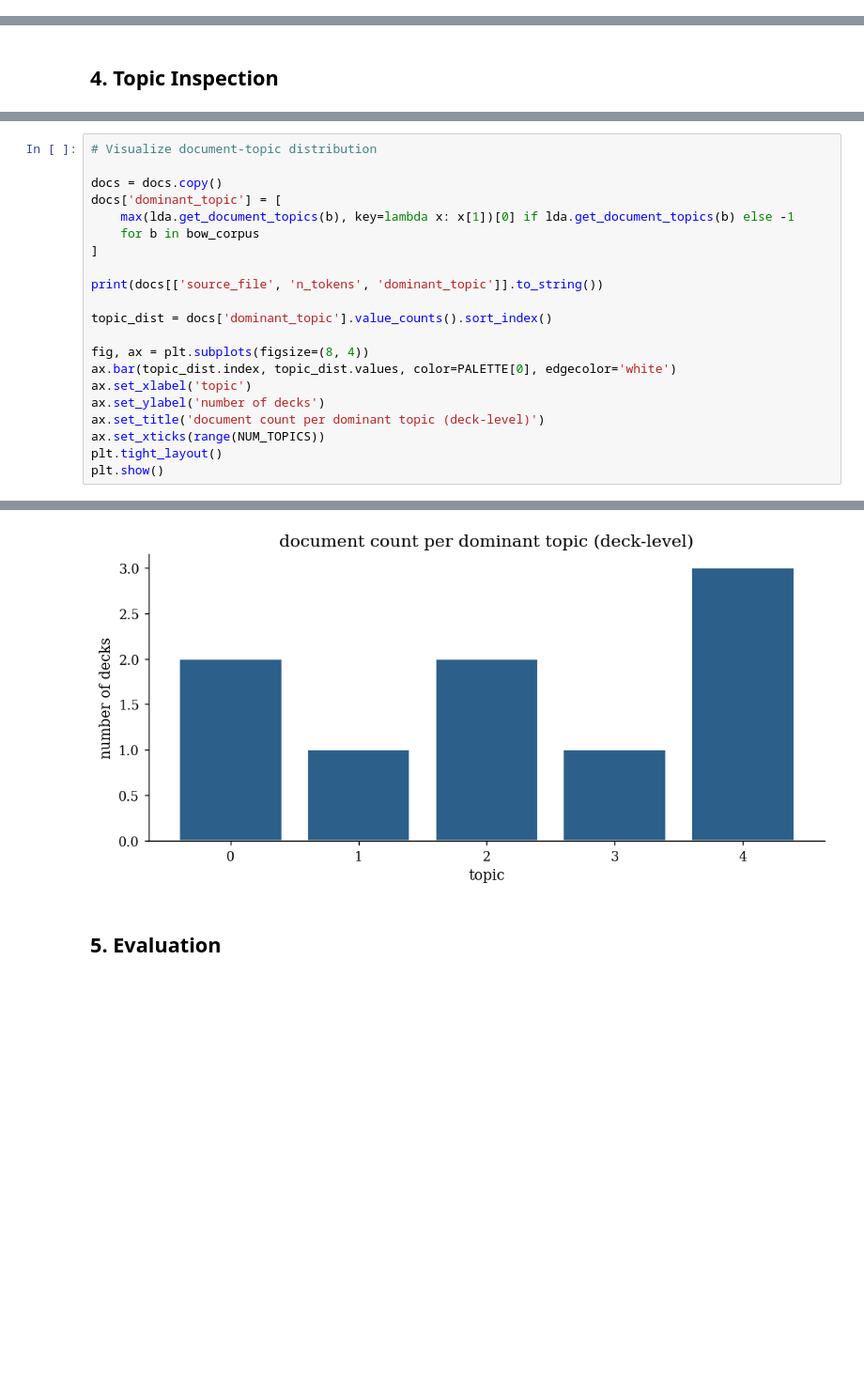
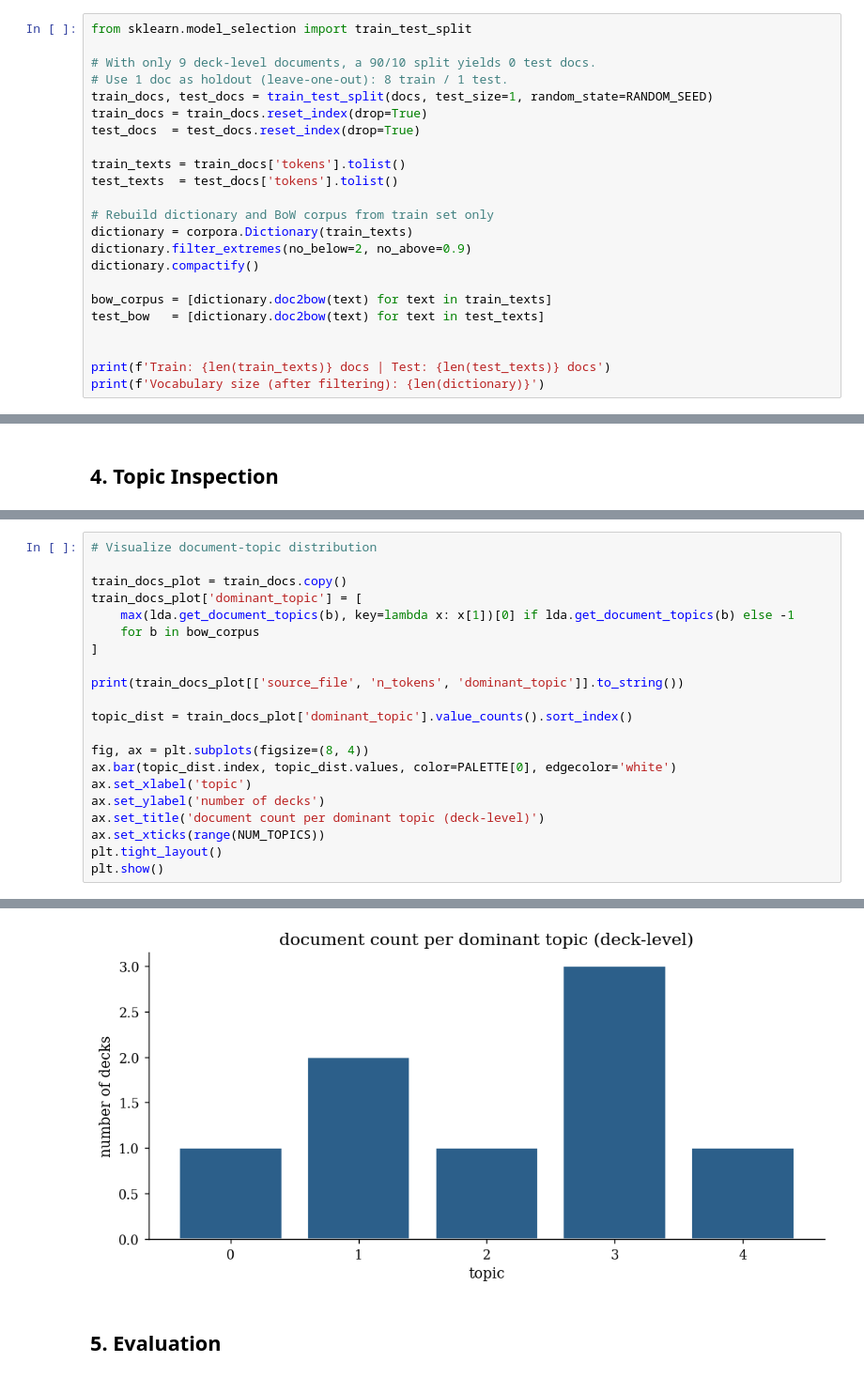
Before and after one commit to lcopolillo/MIGThesis-126735, a Jupyter notebook: src/notebooks/lda_v3.ipynb, the cells around one changed output, grey strips where cells are left out. Shown at 94% size. Cells and saved outputs as stored; diff of their text form; blank space fills up the shorter version.

```diff
--- a/src/notebooks/lda_v3.ipynb
+++ b/src/notebooks/lda_v3.ipynb
@@ -99,3 +99,26 @@ print(f'Corpus size: {len(bow_corpus)} documents')
 # %% [output]
 Vocabulary size (after filtering): 335
 Corpus size: 9 documents
+# %%
+from sklearn.model_selection import train_test_split
+
+# With only 9 deck-level documents, a 90/10 split yields 0 test docs.
+# Use 1 doc as holdout (leave-one-out): 8 train / 1 test.
+train_docs, test_docs = train_test_split(docs, test_size=1, random_state=RANDOM_SEED)
+train_docs = train_docs.reset_index(drop=True)
+test_docs  = test_docs.reset_index(drop=True)
+
+train_texts = train_docs['tokens'].tolist()
+test_texts  = test_docs['tokens'].tolist()
+
+# Rebuild dictionary and BoW corpus from train set only
+dictionary = corpora.Dictionary(train_texts)
+dictionary.filter_extremes(no_below=2, no_above=0.9)
+dictionary.compactify()
+
+bow_corpus = [dictionary.doc2bow(text) for text in train_texts]
+test_bow   = [dictionary.doc2bow(text) for text in test_texts]
+
+
+print(f'Train: {len(train_texts)} docs | Test: {len(test_texts)} docs')
+print(f'Vocabulary size (after filtering): {len(dictionary)}')
@@ -217,15 +243,15 @@ plt.show()
 # %%
 # Visualize document-topic distribution
 
-docs = docs.copy()
-docs['dominant_topic'] = [
+train_docs_plot = train_docs.copy()
+train_docs_plot['dominant_topic'] = [
     max(lda.get_document_topics(b), key=lambda x: x[1])[0] if lda.get_document_topics(b) else -1
     for b in bow_corpus
 ]
 
-print(docs[['source_file', 'n_tokens', 'dominant_topic']].to_string())
+print(train_docs_plot[['source_file', 'n_tokens', 'dominant_topic']].to_string())
 
-topic_dist = docs['dominant_topic'].value_counts().sort_index()
+topic_dist = train_docs_plot['dominant_topic'].value_counts().sort_index()
 
 fig, ax = plt.subplots(figsize=(8, 4))
 ax.bar(topic_dist.index, topic_dist.values, color=PALETTE[0], edgecolor='white')
@@ -249,4 +274,4 @@ plt.show()
-[figure, old version]
+[figure, new version]
 # %% [markdown]
 ## 5. Evaluation
 # %%
```
Also changed, not shown: parts of 10 cells of this notebook, 4 other files.
